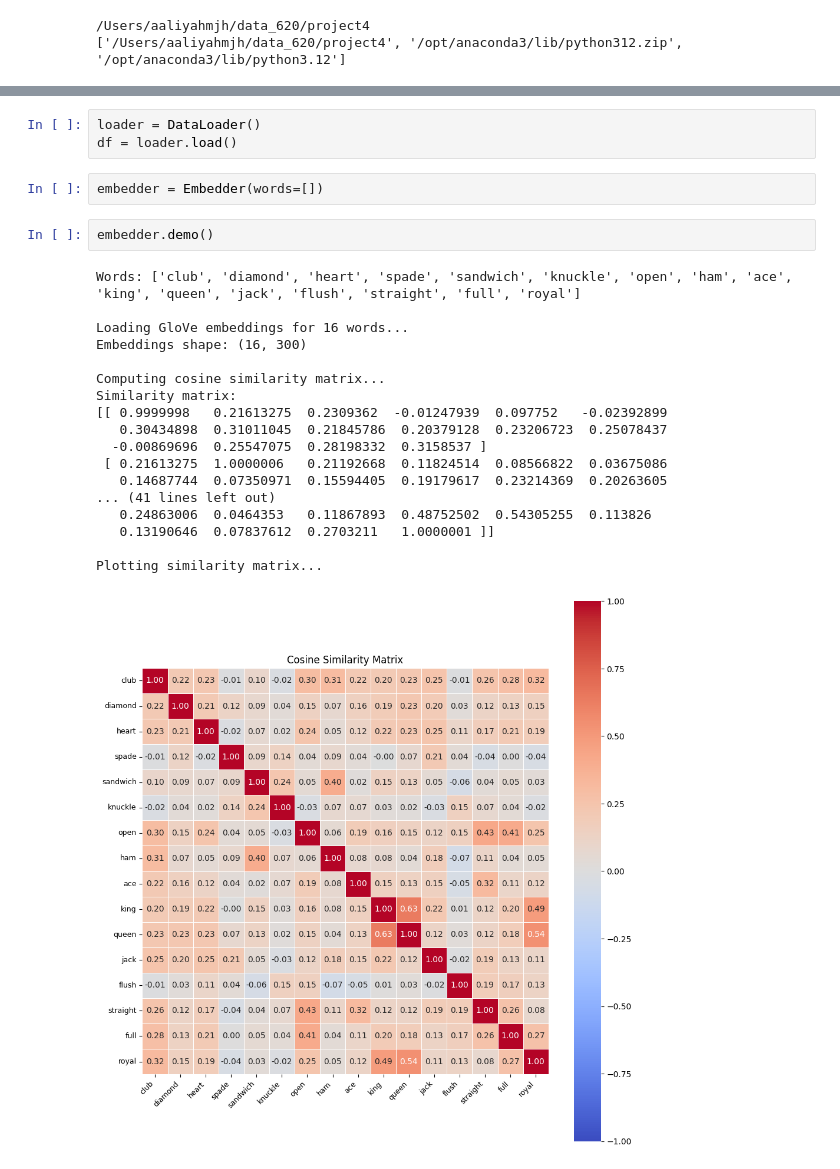
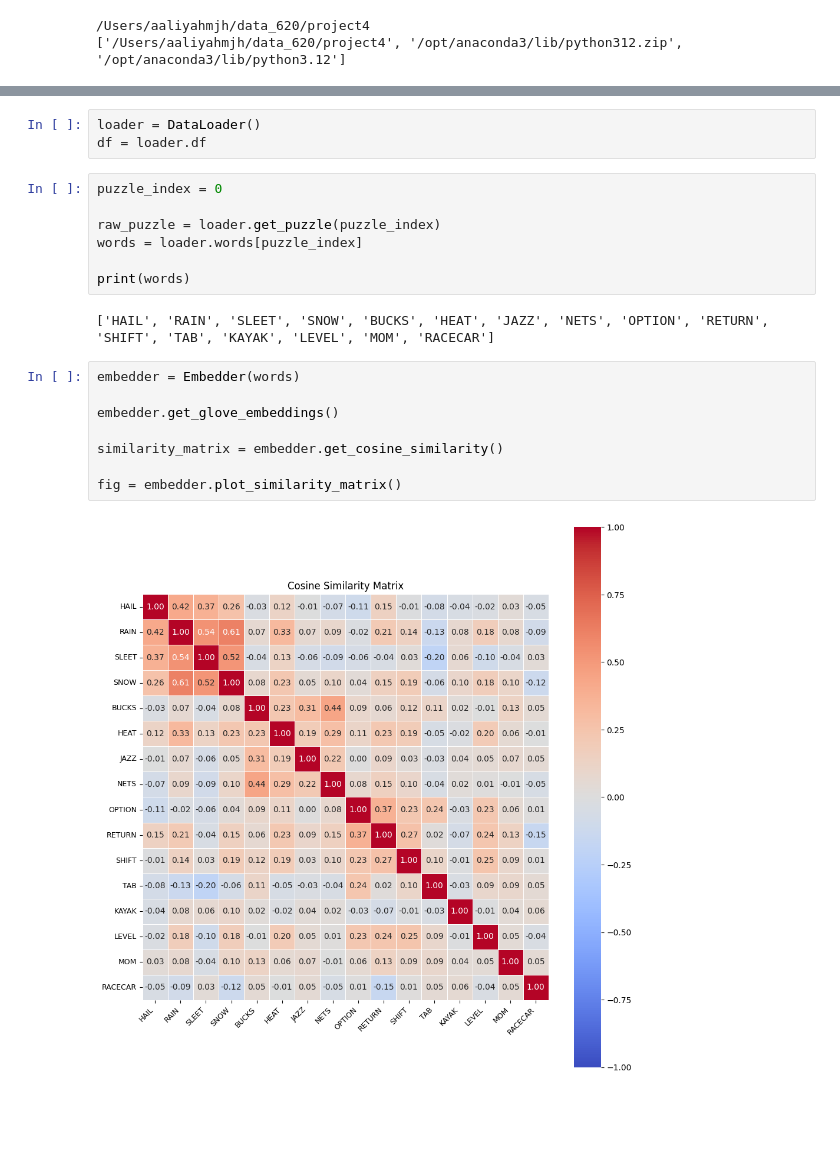
Before and after one commit to kevinhav/data_620, a Jupyter notebook: project4/project_final.ipynb, the cells around one changed output, grey strips where cells are left out. Saved outputs shown, nothing was run; the diff lists cells and outputs as text; blank space fills up the shorter version.

```diff
--- a/project4/project_final.ipynb
+++ b/project4/project_final.ipynb
@@ -147,26 +92,22 @@ ServerApp.rate_limit_window=3.0 (secs)
 # %%
 loader = DataLoader()
-df = loader.load()
+df = loader.df
-# %%
-embedder = Embedder(words=[])
+# %%
+puzzle_index = 0
+
+raw_puzzle = loader.get_puzzle(puzzle_index)
+words = loader.words[puzzle_index]
+
+print(words)
+# %% [output]
+['HAIL', 'RAIN', 'SLEET', 'SNOW', 'BUCKS', 'HEAT', 'JAZZ', 'NETS', 'OPTION', 'RETURN', 'SHIFT', 'TAB', 'KAYAK', 'LEVEL', 'MOM', 'RACECAR']
 # %%
-embedder.demo()
+embedder = Embedder(words)
+
+embedder.get_glove_embeddings()
+
+similarity_matrix = embedder.get_cosine_similarity()
+
+fig = embedder.plot_similarity_matrix()
 # %% [output]
-Words: ['club', 'diamond', 'heart', 'spade', 'sandwich', 'knuckle', 'open', 'ham', 'ace', 'king', 'queen', 'jack', 'flush', 'straight', 'full', 'royal']
-
-Loading GloVe embeddings for 16 words...
-Embeddings shape: (16, 300)
-
-Computing cosine similarity matrix...
-Similarity matrix:
-[[ 0.9999998   0.21613275  0.2309362  -0.01247939  0.097752   -0.02392899
-   0.30434898  0.31011045  0.21845786  0.20379128  0.23206723  0.25078437
-  -0.00869696  0.25547075  0.28198332  0.3158537 ]
- [ 0.21613275  1.0000006   0.21192668  0.11824514  0.08566822  0.03675086
-   0.14687744  0.07350971  0.15594405  0.19179617  0.23214369  0.20263605
-... (41 lines left out)
-   0.24863006  0.0464353   0.11867893  0.48752502  0.54305255  0.113826
-   0.13190646  0.07837612  0.2703211   1.0000001 ]]
-
-Plotting similarity matrix...
-[figure, old version]
+[figure, new version]
```
Also changed, not shown: parts of 11 cells of this notebook, 2 other files.
